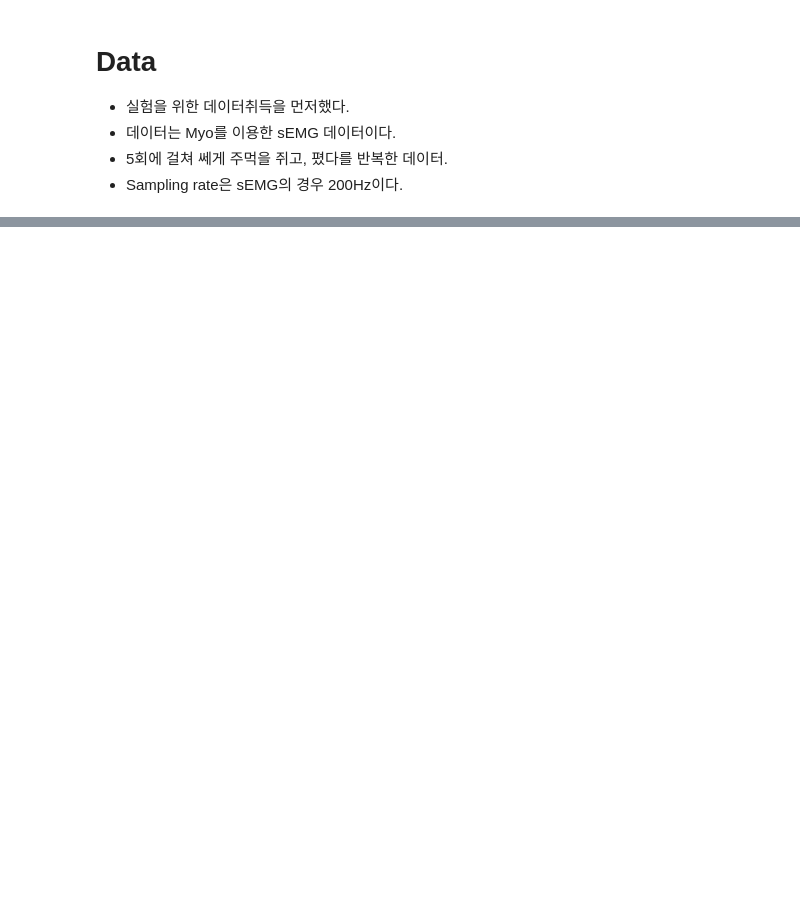
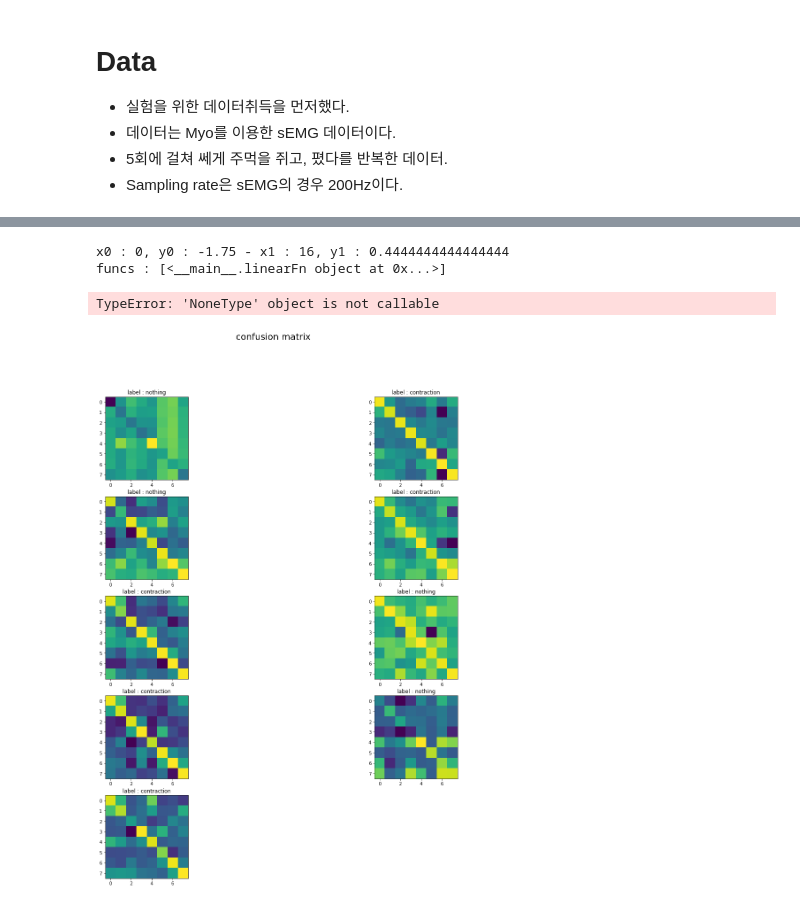
Before and after one commit to ssaru/TIL, a Jupyter notebook: Artificial_Intelligence/Signal_processing/Nonlinear correlation coefficient.ipynb, the cells around one changed output, grey strips where cells are left out. Cells and saved outputs as stored; diff of their text form; code cells hidden in the pictures; blank space fills up the shorter version.

Commit message:
extract feature from sEMG signal
 TODO
  1. handling exception that lack of linear function

```diff
--- a/Artificial_Intelligence/Signal_processing/Nonlinear correlation coefficient.ipynb
+++ b/Artificial_Intelligence/Signal_processing/Nonlinear correlation coefficient.ipynb
@@ -353,0 +384,61 @@ for i in range(sensor_channels):
+# %%
+seed = np.linspace(-128, 128, num=255, dtype=np.int)
+
+for i in range(num_slicedEMG):
+
+    for j in range(sensor_channels):
+        for k in range(sensor_channels):
+            bins = binning(np.array(sEMGs[j][i]), np.array(sEMGs[k][i]), (-128, 127), 16)
+            nonlinearfn, coordinates = get_nonlinear_regression_curve(bins)
+
+            nonlinear_regression_curve = nonlinearfn(seed)
+            _x = [coordinates[k][0] for k in range(len(coordinates))]
+            _y = [coordinates[k][-1] for k in range(len(coordinates))]
+            h2 = h2_coefficient(nonlinearfn, np.array(sEMGs[j][i]), np.array(sEMGs[k][i]))
+
+            arg = "42" + str(j+1)
+            plt.subplot(arg)
+            plt.scatter(sEMGs[j][i], sEMGs[k][i])
+            plt.scatter(_x, _y, marker='x', color='m')
+            plt.plot(seed, nonlinear_regression_curve, color='red')
+            plt.xlabel("channels {}".format(1))
+            plt.ylabel("channels {}".format(j+1))
+            plt.title("h2 coefficient : {}".format(h2))
+            plt.grid()
+            plt.subplots_adjust(hspace=0.3)
+
+        plt.imshow()
+# %% [output]
+x0 : 0, y0 : -1.75 - x1 : 16, y1 : 0.4444444444444444
+funcs : [<__main__.linearFn object at 0x...>]
+TypeError: 'NoneType' object is not callable
+# %%
+seed = np.linspace(-128, 128, num=255, dtype=np.int)
+
+confusion_matrix = [[list() for i in range(sensor_channels)] for j in range(num_slicedEMG)]
+
+for i in range(num_slicedEMG):
+
+    for j in range(sensor_channels):
+        for k in range(sensor_channels):
+            bins = binning(np.array(sEMGs[j][i]), np.array(sEMGs[k][i]), (-128, 127), 16)
+            nonlinearfn, coordinates = get_nonlinear_regression_curve(bins)
+            h2 = h2_coefficient(nonlinearfn, np.array(sEMGs[j][i]), np.array(sEMGs[k][i]))
+            confusion_matrix[i][j].append(h2)
+
+confusion_matrix = np.array(confusion_matrix)
+
+
+fig = plt.figure(figsize=(20,20))
+fig.suptitle("confusion matrix", fontsize=20)
+for i in range(num_slicedEMG):
+    image = confusion_matrix[i]
+
+    args = "52" + str(i+1)
+    ax1 = plt.subplot(5, 2, i+1)
+    plt.title("label : {}".format("nothing" if yhats[j][i][0] == 0 else "contraction"))
+    ax1.imshow(image)
+
+plt.show()
+# %% [output]
+[figure, added]
```
Also changed, not shown: parts of 5 cells of this notebook.
